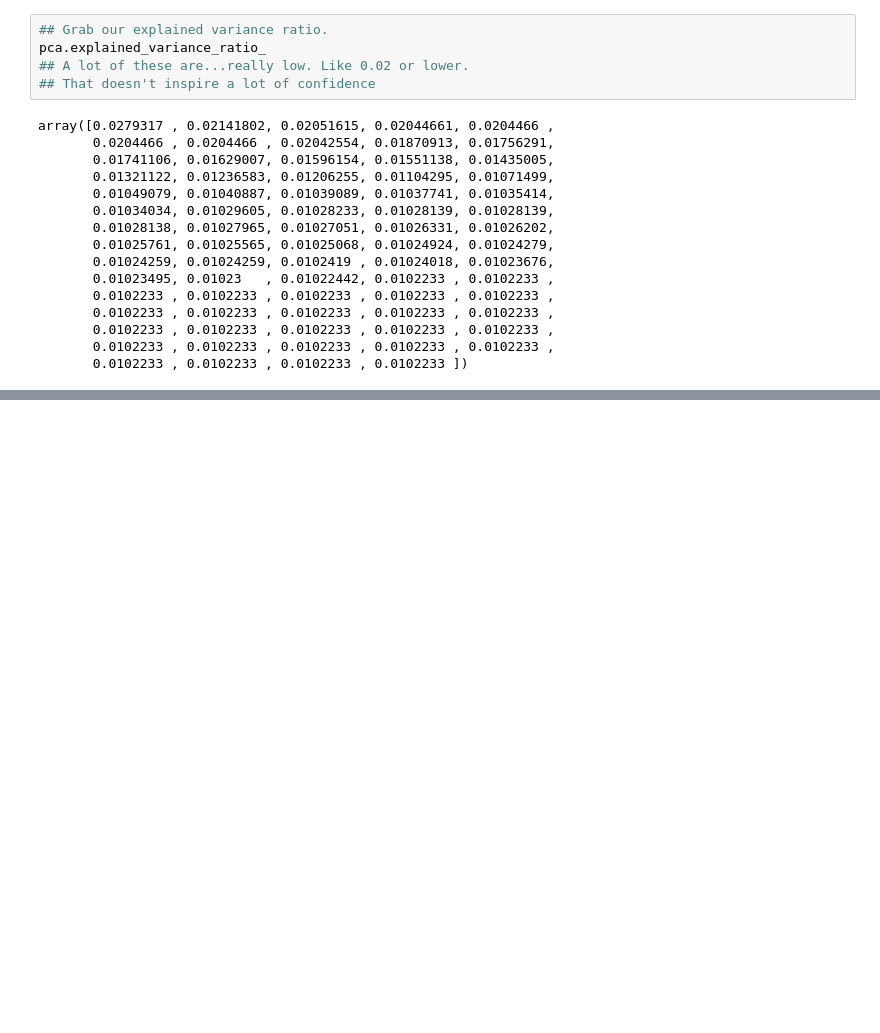
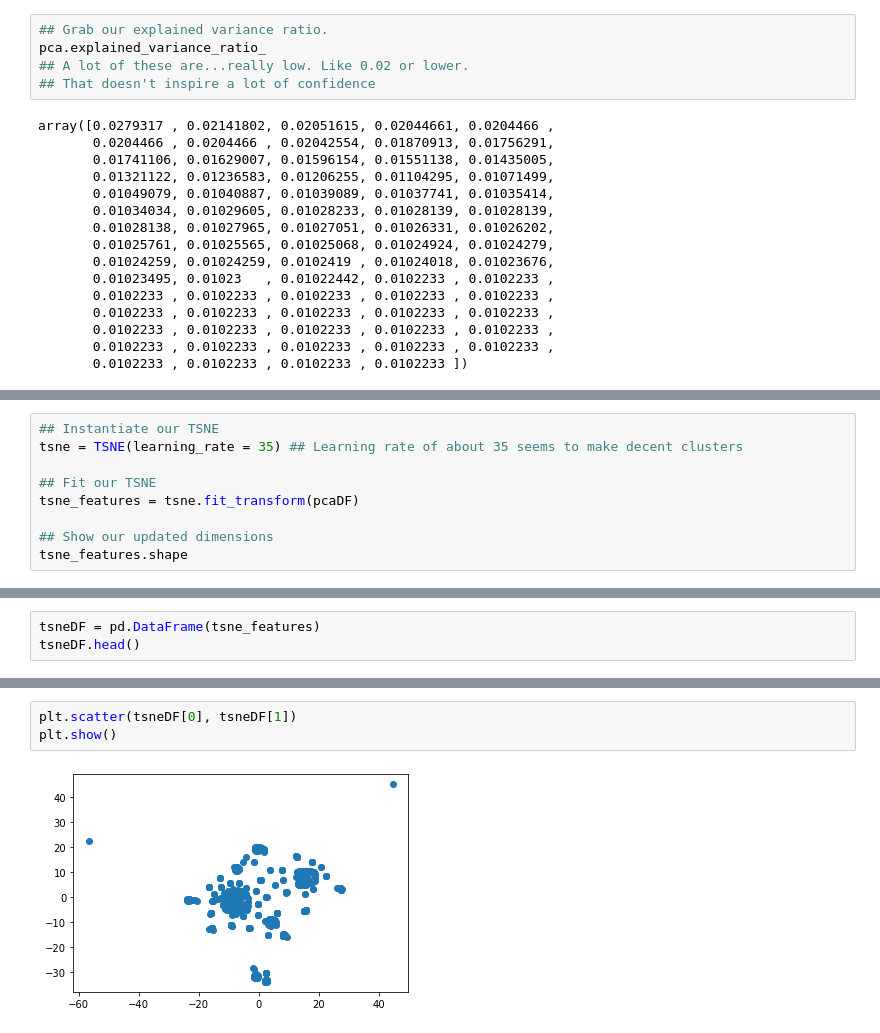
Before and after one commit to MikeBinetsky/introduction_to_unsupervised_machine_learning, a Jupyter notebook: unsupervised_Model.ipynb, the cells around one changed output, grey strips where cells are left out. Saved outputs shown, nothing was run; the diff lists cells and outputs as text; blank space fills up the shorter version.

```diff
--- a/unsupervised_Model.ipynb
+++ b/unsupervised_Model.ipynb
@@ -231,0 +237,9 @@ array([0.0279317 , 0.02141802, 0.02051615, 0.02044661, 0.0204466 ,
+# %%
+## Instantiate our TSNE
+tsne = TSNE(learning_rate = 35) ## Learning rate of about 35 seems to make decent clusters
+
+## Fit our TSNE
+tsne_features = tsne.fit_transform(pcaDF)
+
+## Show our updated dimensions
+tsne_features.shape
@@ -231,0 +250,3 @@ array([0.0279317 , 0.02141802, 0.02051615, 0.02044661, 0.0204466 ,
+# %%
+tsneDF = pd.DataFrame(tsne_features)
+tsneDF.head()
@@ -231,0 +260,5 @@ array([0.0279317 , 0.02141802, 0.02051615, 0.02044661, 0.0204466 ,
+# %%
+plt.scatter(tsneDF[0], tsneDF[1])
+plt.show()
+# %% [output]
+[figure, added]
```
Also changed, not shown: parts of 11 cells of this notebook.
